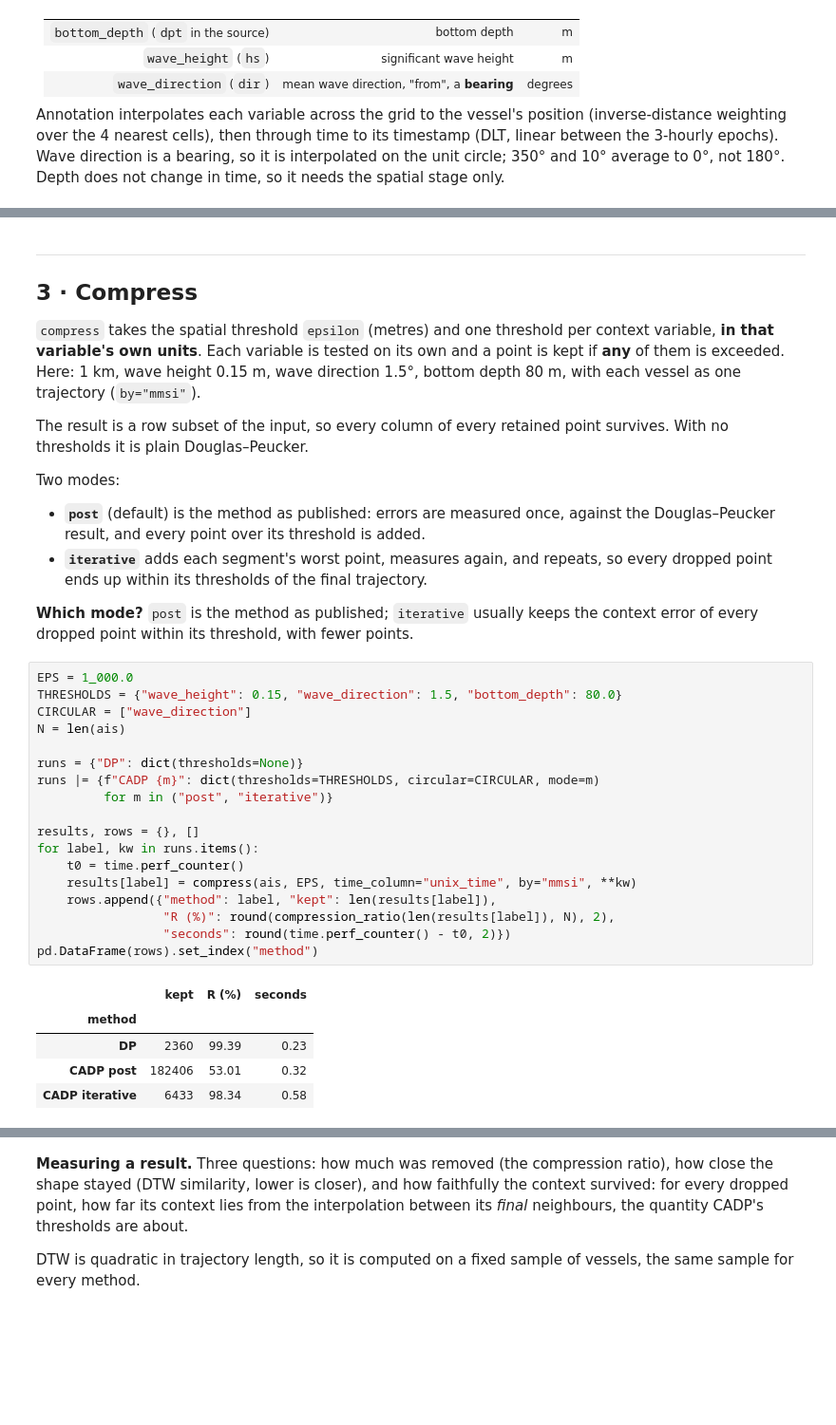
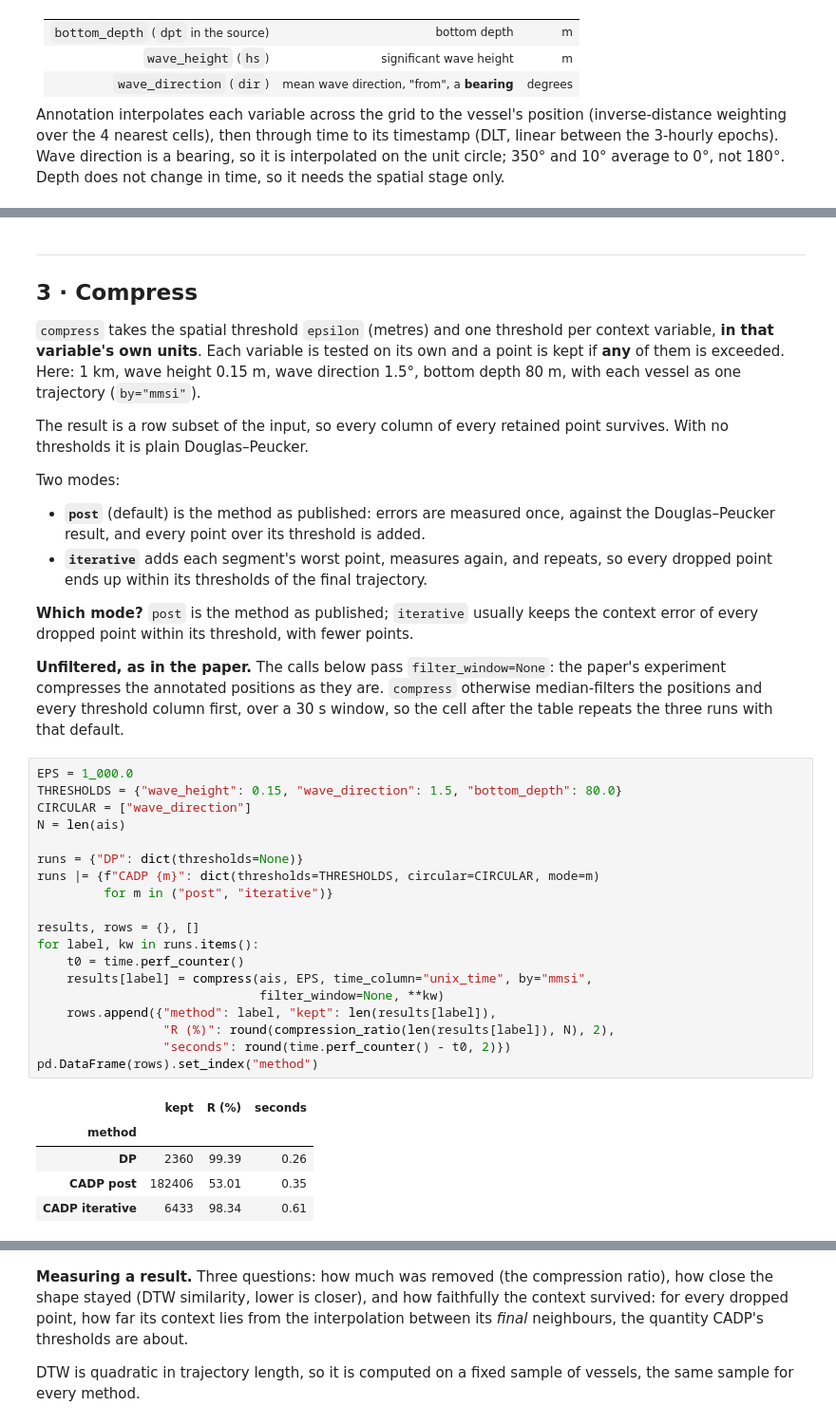
Before and after one commit to smehri/CATraj, a Jupyter notebook: notebooks/02_cadp_compression.ipynb, the cells around one changed output, grey strips where cells are left out. Shown at 95% size. Cells and saved outputs as stored; diff of their text form; blank space fills up the shorter version.

```diff
--- a/notebooks/02_cadp_compression.ipynb
+++ b/notebooks/02_cadp_compression.ipynb
@@ -260,27 +260,33 @@ Two modes:
 **Which mode?** `post` is the method as published; `iterative` usually keeps
 the context error of every dropped point within its threshold, with fewer
 points.
+
+**Unfiltered, as in the paper.** The calls below pass `filter_window=None`: the paper's experiment
+compresses the annotated positions as they are. `compress` otherwise median-filters the positions and
+every threshold column first, over a 30 s window, so the cell after the table repeats the three runs
+with that default.
 # %%
 EPS = 1_000.0
 THRESHOLDS = {"wave_height": 0.15, "wave_direction": 1.5, "bottom_depth": 80.0}
 CIRCULAR = ["wave_direction"]
 N = len(ais)
 
 runs = {"DP": dict(thresholds=None)}
 runs |= {f"CADP {m}": dict(thresholds=THRESHOLDS, circular=CIRCULAR, mode=m)
          for m in ("post", "iterative")}
 
 results, rows = {}, []
 for label, kw in runs.items():
     t0 = time.perf_counter()
-    results[label] = compress(ais, EPS, time_column="unix_time", by="mmsi", **kw)
+    results[label] = compress(ais, EPS, time_column="unix_time", by="mmsi",
+                              filter_window=None, **kw)
     rows.append({"method": label, "kept": len(results[label]),
                  "R (%)": round(compression_ratio(len(results[label]), N), 2),
                  "seconds": round(time.perf_counter() - t0, 2)})
 pd.DataFrame(rows).set_index("method")
 # %% [output]
 |  | kept | R (%) | seconds |
 | method |  |  |  |
-| DP | 2360 | 99.39 | 0.23 |
-| CADP post | 182406 | 53.01 | 0.32 |
-| CADP iterative | 6433 | 98.34 | 0.58 |
+| DP | 2360 | 99.39 | 0.26 |
+| CADP post | 182406 | 53.01 | 0.35 |
+| CADP iterative | 6433 | 98.34 | 0.61 |
```
Also changed, not shown: parts of 7 cells of this notebook, 3 other files.
